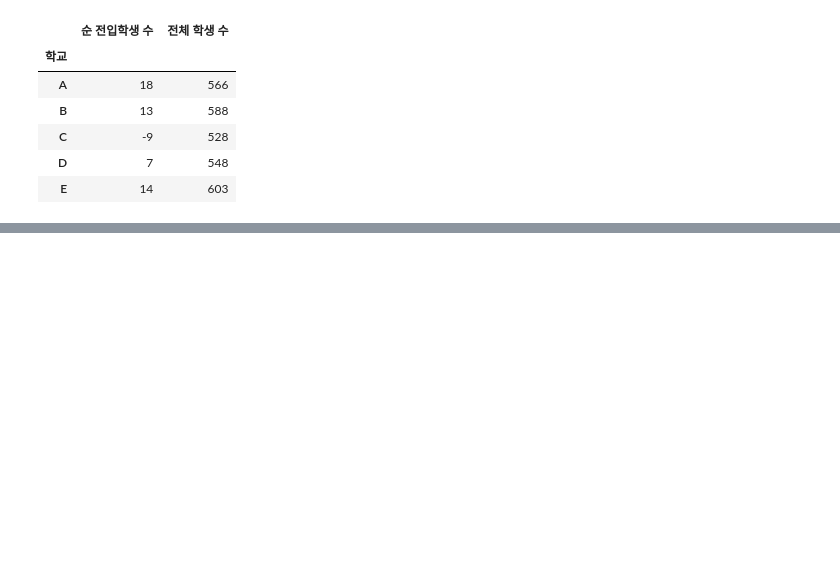
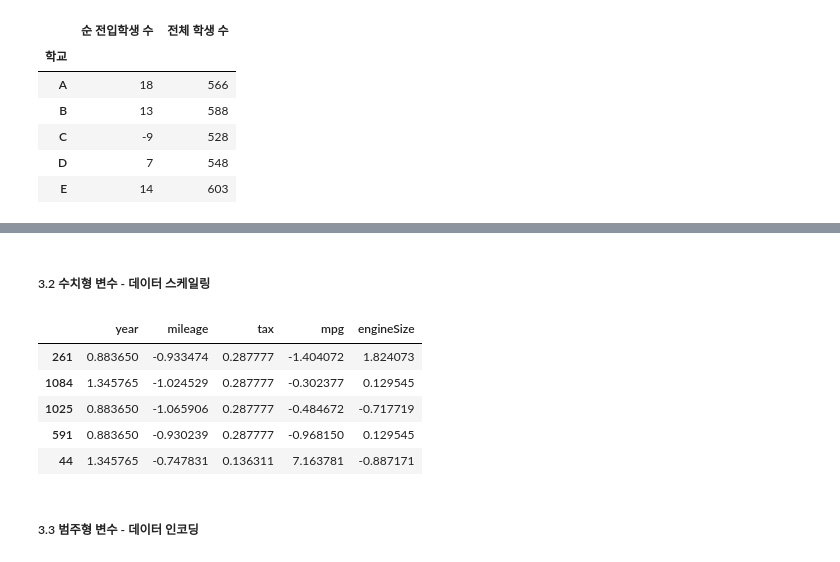
Before and after one commit to va4756/yemoon_bigdata_test, a Jupyter notebook: bigdata_예문_실전문제_example2.ipynb, the cells around one changed output, grey strips where cells are left out. Saved outputs shown, nothing was run; the diff lists cells and outputs as text; code cells hidden in the pictures; blank space fills up the shorter version.

```diff
--- a/bigdata_예문_실전문제_example2.ipynb
+++ b/bigdata_예문_실전문제_example2.ipynb
@@ -1709,0 +1847,22 @@ rst_df.head()
+# %% [markdown]
+##### 3.2 수치형 변수 - 데이터 스케일링
+# %%
+from sklearn.preprocessing import StandardScaler
+
+scaler = StandardScaler()
+scaler.fit(X_tr[COL_NUM])
+
+X_tr[COL_NUM] = scaler.transform(X_tr[COL_NUM])
+X_val[COL_NUM] = scaler.transform(X_val[COL_NUM])
+X_test[COL_NUM] = scaler.transform(X_test[COL_NUM])
+# %%
+X_tr[COL_NUM].head()
+# %% [output]
+|  | year | mileage | tax | mpg | engineSize |
+| 261 | 0.883650 | -0.933474 | 0.287777 | -1.404072 | 1.824073 |
+| 1084 | 1.345765 | -1.024529 | 0.287777 | -0.302377 | 0.129545 |
+| 1025 | 0.883650 | -1.065906 | 0.287777 | -0.484672 | -0.717719 |
+| 591 | 0.883650 | -0.930239 | 0.287777 | -0.968150 | 0.129545 |
+| 44 | 1.345765 | -0.747831 | 0.136311 | 7.163781 | -0.887171 |
+# %% [markdown]
+##### 3.3 범주형 변수 - 데이터 인코딩
```
Also changed, not shown: parts of 39 cells of this notebook.
